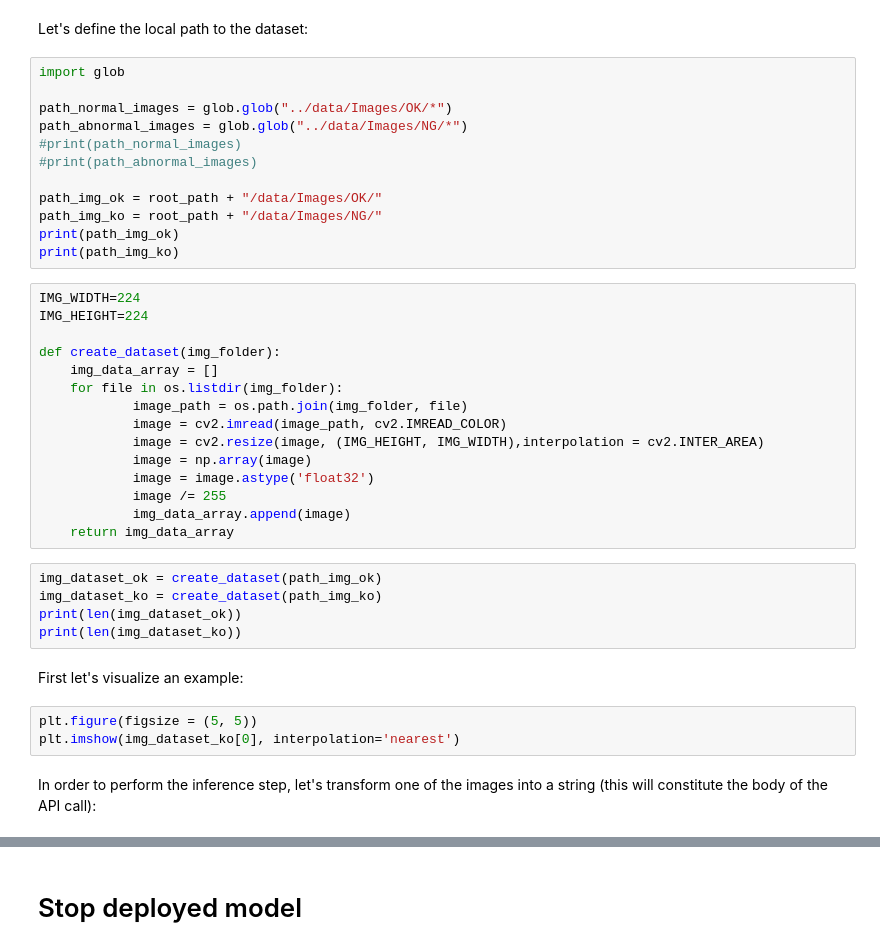
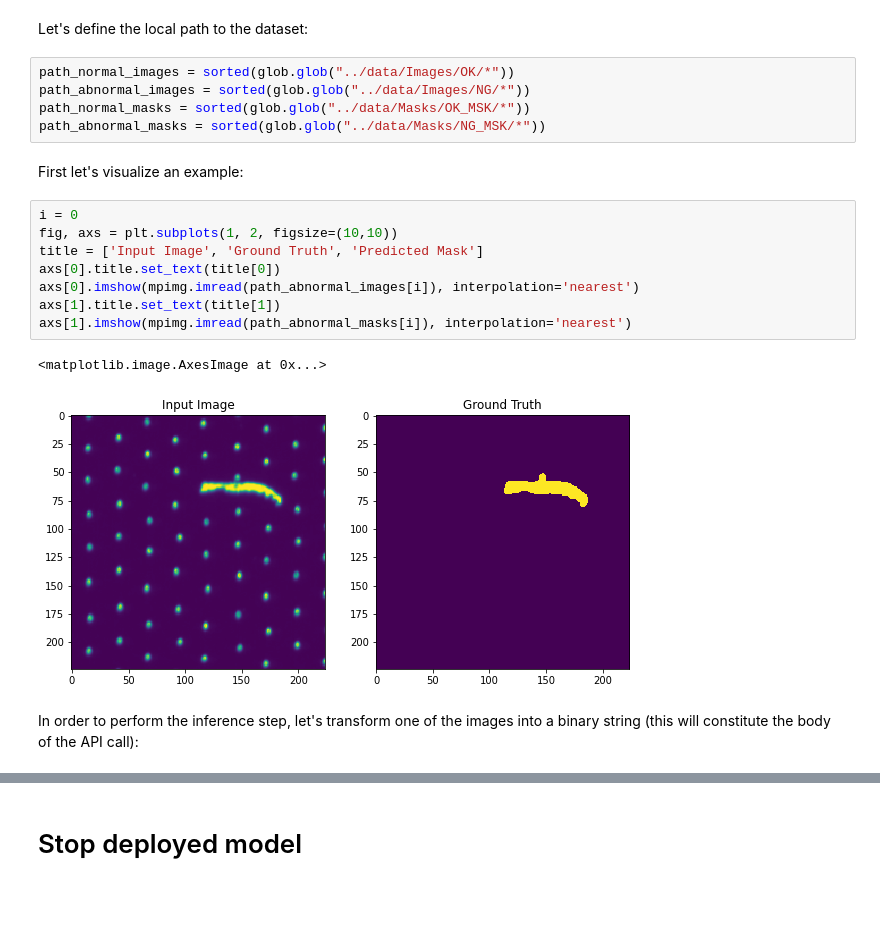
Before and after one commit to SAP-samples/btp-ai-sustainability-bootcamp, a Jupyter notebook: src/ai-models/defect-detection/notebooks/defect_detection_aicore_notebook_train_infer.ipynb, the cells around one changed output, grey strips where cells are left out. Cells and saved outputs as stored; diff of their text form; blank space fills up the shorter version.

```diff
--- a/src/ai-models/defect-detection/notebooks/defect_detection_aicore_notebook_train_infer.ipynb
+++ b/src/ai-models/defect-detection/notebooks/defect_detection_aicore_notebook_train_infer.ipynb
@@ -202,42 +227,23 @@ time.sleep(10)
 # %% [markdown]
 Let's define the local path to the dataset:
 # %%
-import glob
-
-path_normal_images = glob.glob("../data/Images/OK/*")
-path_abnormal_images = glob.glob("../data/Images/NG/*")
-#print(path_normal_images)
-#print(path_abnormal_images)
-
-path_img_ok = root_path + "/data/Images/OK/"
-path_img_ko = root_path + "/data/Images/NG/"
-print(path_img_ok)
-print(path_img_ko)
+path_normal_images = sorted(glob.glob("../data/Images/OK/*"))
+path_abnormal_images = sorted(glob.glob("../data/Images/NG/*"))
+path_normal_masks = sorted(glob.glob("../data/Masks/OK_MSK/*"))
+path_abnormal_masks = sorted(glob.glob("../data/Masks/NG_MSK/*"))
-# %%
-IMG_WIDTH=224
-IMG_HEIGHT=224
-
-def create_dataset(img_folder):
-    img_data_array = []
-    for file in os.listdir(img_folder):
-            image_path = os.path.join(img_folder, file)
-            image = cv2.imread(image_path, cv2.IMREAD_COLOR)
-            image = cv2.resize(image, (IMG_HEIGHT, IMG_WIDTH),interpolation = cv2.INTER_AREA)
-            image = np.array(image)
-            image = image.astype('float32')
-            image /= 255
-            img_data_array.append(image)
-    return img_data_array
-# %%
-img_dataset_ok = create_dataset(path_img_ok)
-img_dataset_ko = create_dataset(path_img_ko)
-print(len(img_dataset_ok))
-print(len(img_dataset_ko))
 # %% [markdown]
 First let's visualize an example:
-# %%
-plt.figure(figsize = (5, 5))
-plt.imshow(img_dataset_ko[0], interpolation='nearest')
+# %%
+i = 0
+fig, axs = plt.subplots(1, 2, figsize=(10,10))
+title = ['Input Image', 'Ground Truth', 'Predicted Mask']
+axs[0].title.set_text(title[0])
+axs[0].imshow(mpimg.imread(path_abnormal_images[i]), interpolation='nearest')
+axs[1].title.set_text(title[1])
+axs[1].imshow(mpimg.imread(path_abnormal_masks[i]), interpolation='nearest')
+# %% [output]
+<matplotlib.image.AxesImage at 0x...>
+[figure, added]
 # %% [markdown]
-In order to perform the inference step, let's transform one of the images into a string (this will constitute the body of the API call):
+In order to perform the inference step, let's transform one of the images into a binary string (this will constitute the body of the API call):
 # %%
```
Also changed, not shown: parts of 18 cells of this notebook, 3 other files.
